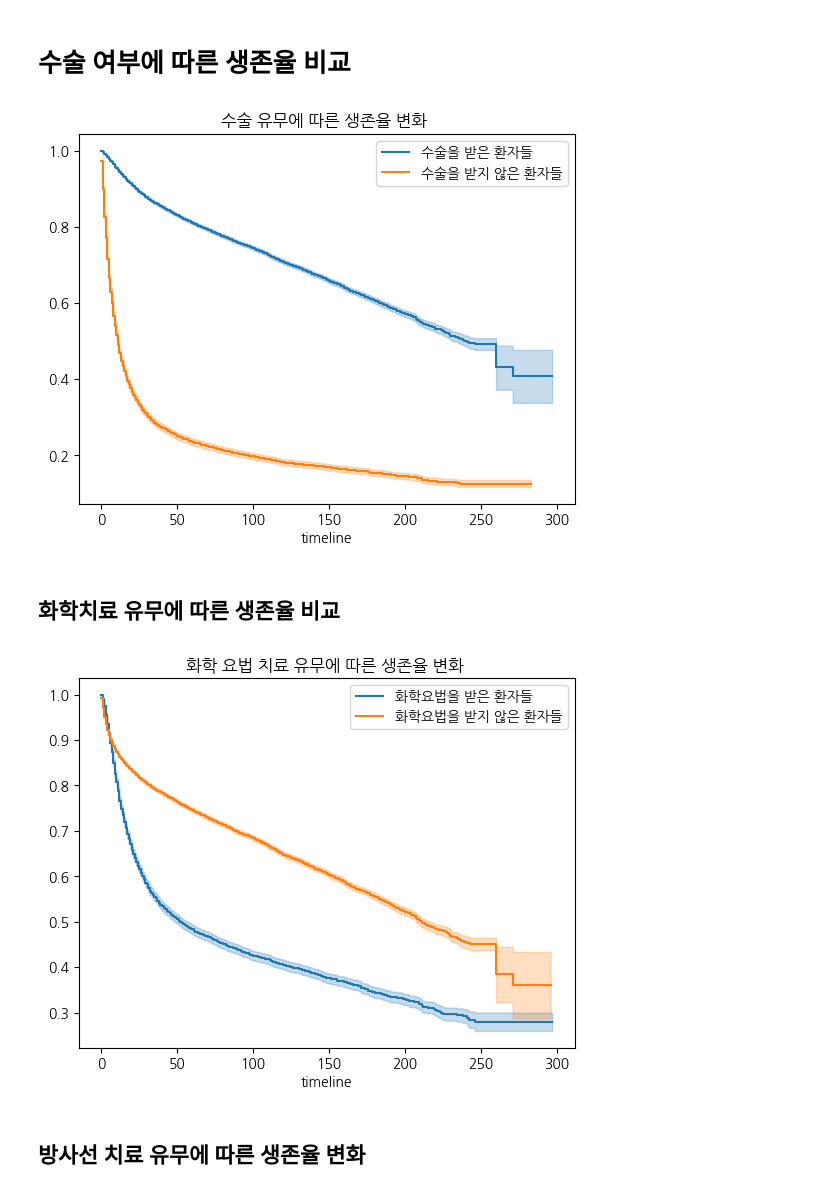
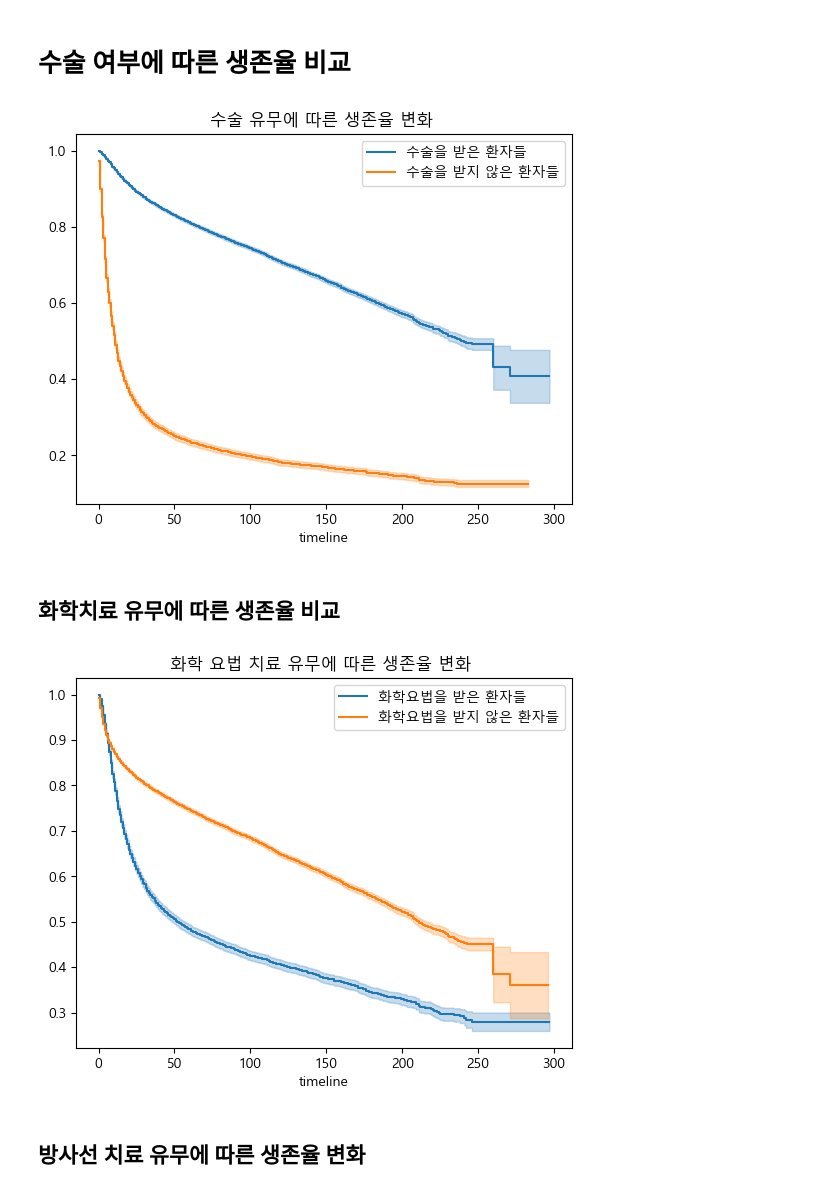
Before and after one commit to dohunhyeong/Busan_cancer_surv_analysis, a Jupyter notebook: SURV_MODEL.ipynb, the cells around one changed output. Drawn from its saved outputs; the diff is of its cells as text; code cells hidden in the pictures.

```diff
--- a/SURV_MODEL.ipynb
+++ b/SURV_MODEL.ipynb
@@ -7,7 +7,7 @@ import numpy as np
 from lifelines import *
 from lifelines.utils import median_survival_times
 # %%
-main_path = "C:/Users/user/Desktop/DISEASE/"
+main_path = "C:/Users/user/Desktop/Survival_Data/DISEASE/"
 data_name = 'stomach.csv'
 # %%
 df = pd.read_csv(main_path+data_name, index_col=0)
@@ -44,7 +44,9 @@ kmf.plot_cumulative_density(ci_show=True)
 # %%
 # 한글 폰트 설정
 from matplotlib import rc
-plt.rc('font', family='NanumGothic')
+plt.rc('font', family='Malgun Gothic')
+plt.rcParams['axes.unicode_minus'] = False
+
 
 ax = plt.subplot(111)
 
@@ -111,21 +113,21 @@ Name: count, dtype: float64
 # %%
 # 한글 폰트 설정
 from matplotlib import rc
-plt.rc('font', family='NanumGothic')
+plt.rc('font', family='Malgun Gothic')
 
 ax = plt.subplot(111)
 
 tx1 = (df['tx_1'] == 1)
 
 kmf.fit(T[tx1], event_observed =E[tx1], label ='수술을 받은 환자들')
 kmf.plot_survival_function(ax=ax)
 
 kmf.fit(T[~tx1], event_observed = E[~tx1], label = '수술을 받지 않은 환자들')
 kmf.plot_survival_function(ax=ax)
 
 plt.title('수술 유무에 따른 생존율 변화 ');
 # %% [output]
-[figure, old version]
+[figure, new version]
 # %% [markdown]
 ## 화학치료 유무에 따른 생존율 비교
 # %%
@@ -141,7 +143,7 @@ kmf.plot_survival_function(ax=ax)
 
 plt.title('화학 요법 치료 유무에 따른 생존율 변화 ');
 # %% [output]
-[figure, old version]
+[figure, new version]
 # %% [markdown]
 ## 방사선 치료 유무에 따른 생존율 변화
 # %%
```
Also changed, not shown: parts of 19 cells of this notebook.
